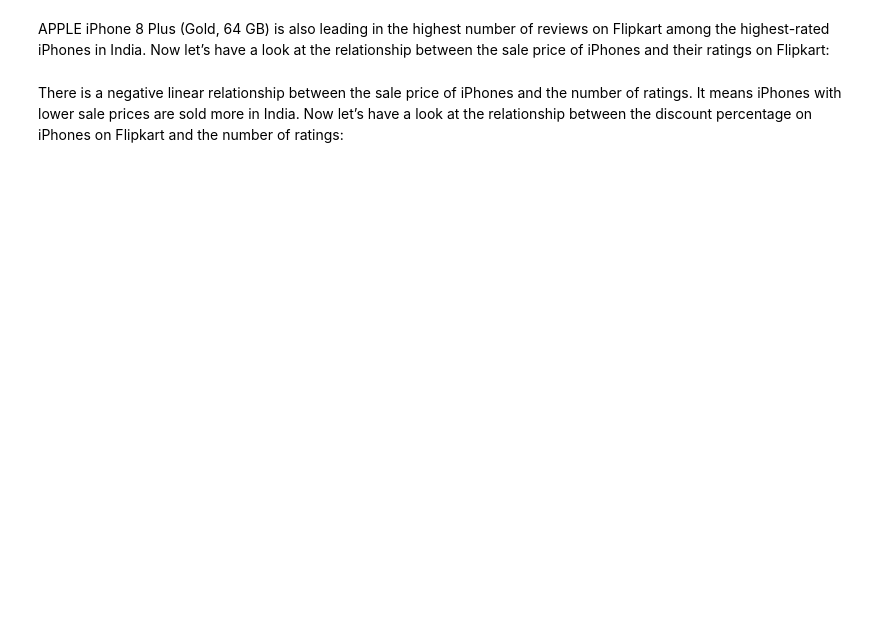
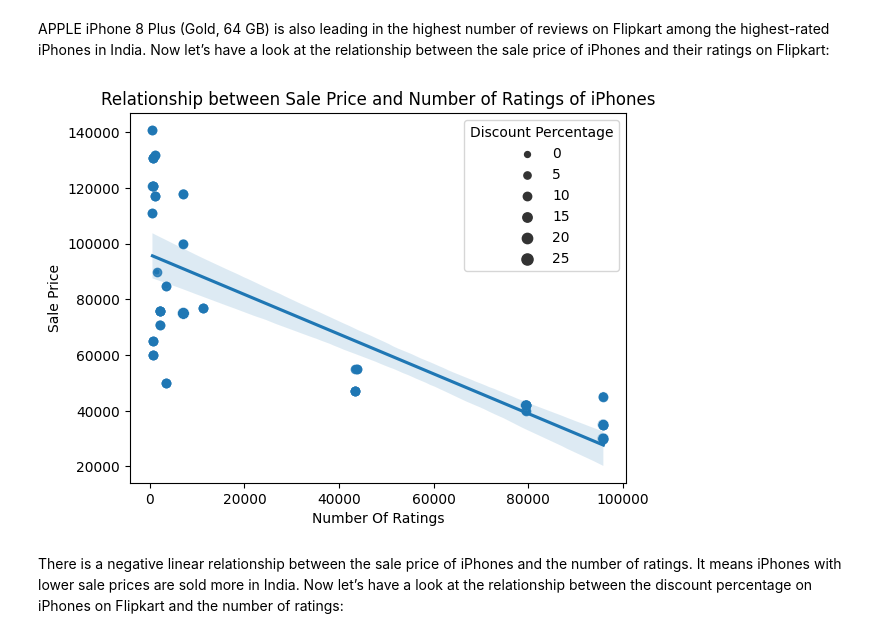
Before and after one commit to saumya-2003/Analyst-Project, a Jupyter notebook: Iphone sales Analysis.ipynb, the cells around one changed output. Drawn from its saved outputs; the diff is of its cells as text; code cells hidden in the pictures; blank space fills up the shorter version.

```diff
--- a/Iphone sales Analysis.ipynb
+++ b/Iphone sales Analysis.ipynb
@@ -107,11 +109,12 @@ figure.show()
 # %% [markdown]
 APPLE iPhone 8 Plus (Gold, 64 GB) is also leading in the highest number of reviews on Flipkart among the highest-rated iPhones in India. Now let’s have a look at the relationship between the sale price of iPhones and their ratings on Flipkart:
 # %%
-figure = px.scatter(data_frame = df, x="Number Of Ratings",
-                    y="Sale Price", size="Discount Percentage",
-                    trendline="ols",
-                    title="Relationship between Sale Price and Number of Ratings of iPhones")
-figure.show()
+sns.scatterplot(data=df,x='Number Of Ratings',y='Sale Price',size='Discount Percentage')
+sns.regplot(data=df,x='Number Of Ratings',y='Sale Price')
+plt.title('Relationship between Sale Price and Number of Ratings of iPhones')
+plt.show()
+# %% [output]
+[figure, added]
 # %% [markdown]
 There is a negative linear relationship between the sale price of iPhones and the number of ratings. It means iPhones with lower sale prices are sold more in India. Now let’s have a look at the relationship between the discount percentage on iPhones on Flipkart and the number of ratings:
 # %%
```
Also changed, not shown: parts of 4 cells of this notebook, 1 other file.
